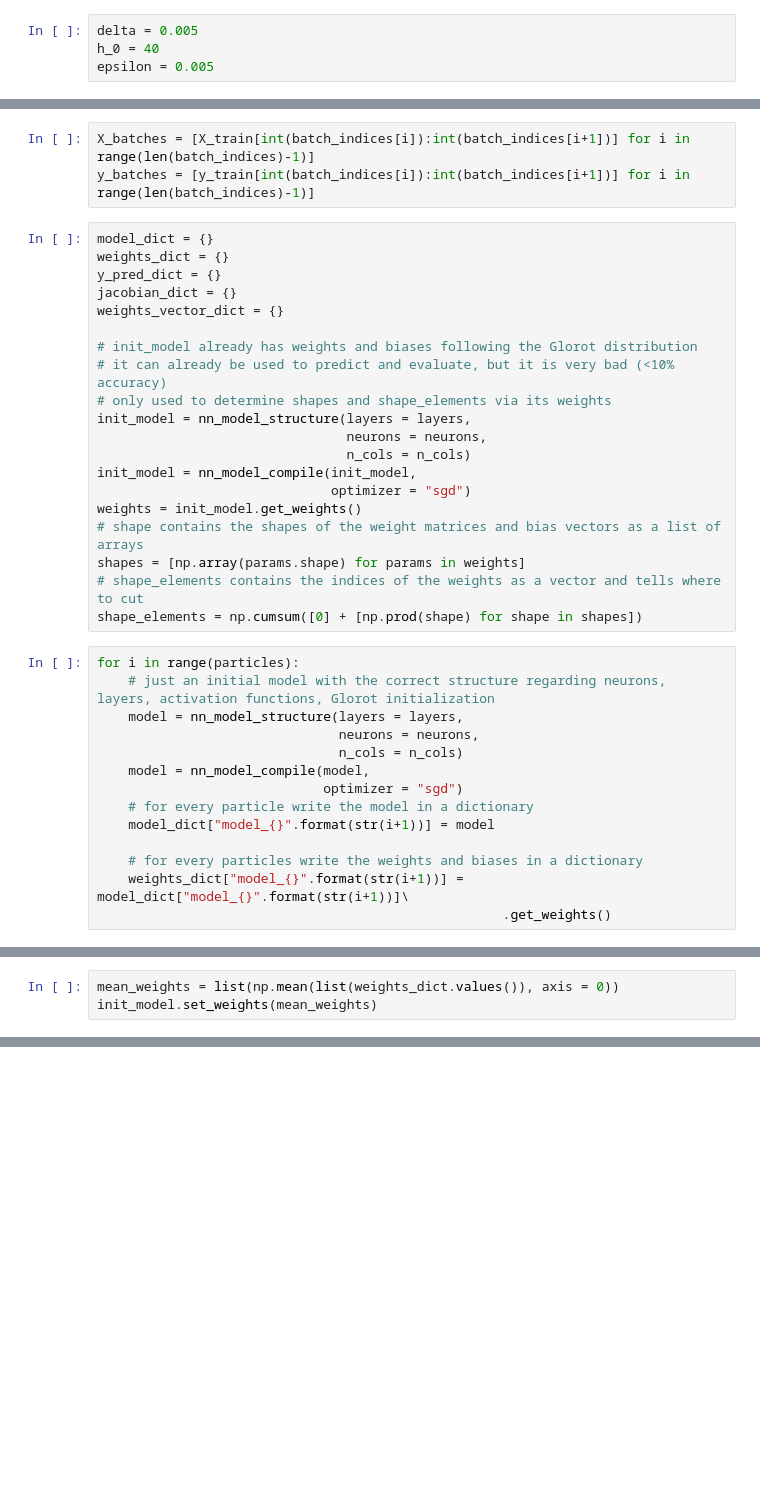
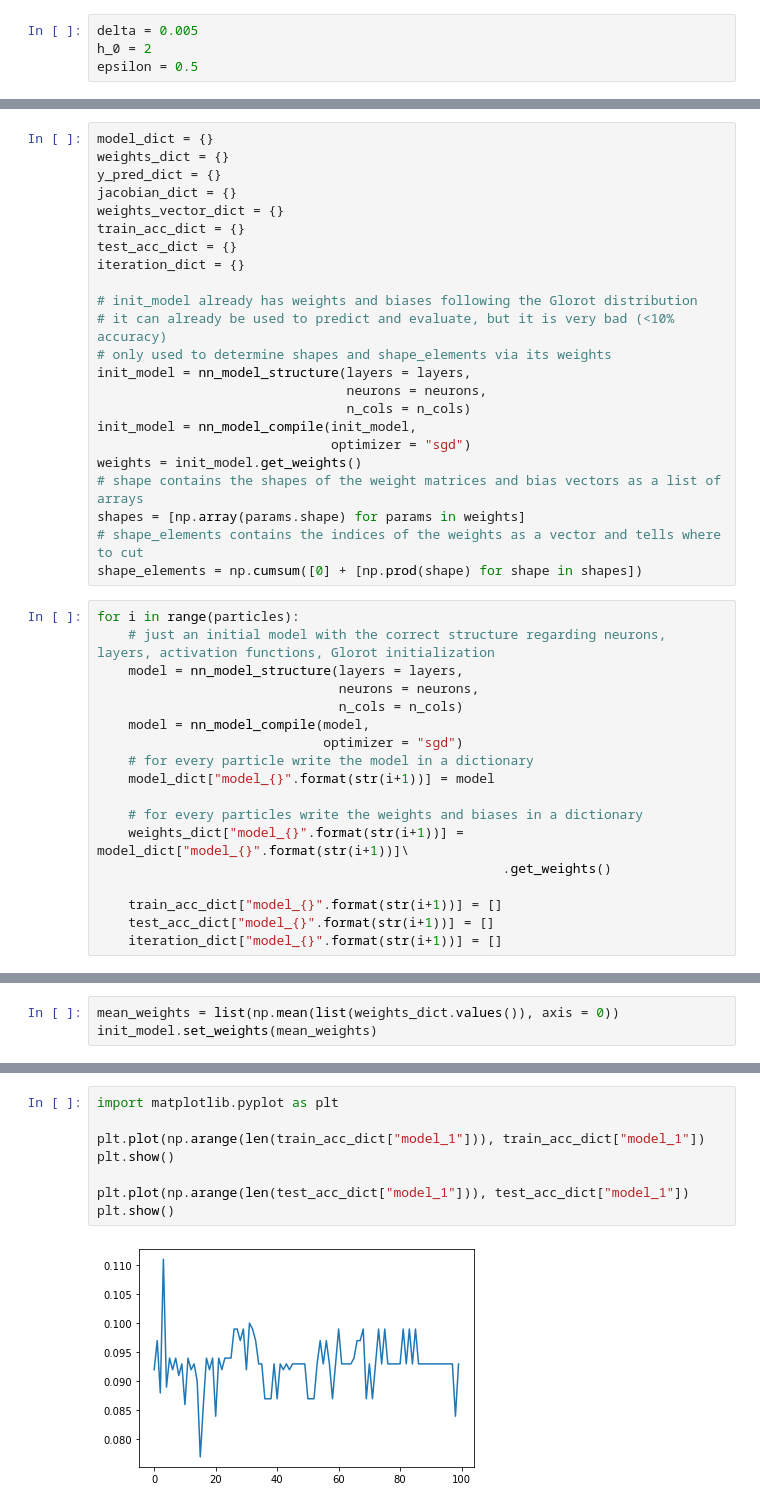
Before and after one commit to moritzlauff/thesis_programming, a Jupyter notebook: code_tests/enkf_test_small.ipynb, the cells around one changed output, grey strips where cells are left out. Drawn from its saved outputs; the diff is of its cells as text; blank space fills up the shorter version.

Commit message:
shuffle added, accuracy per iteration added

```diff
--- a/code_tests/enkf_test_small.ipynb
+++ b/code_tests/enkf_test_small.ipynb
@@ -43,22 +43,22 @@ neurons = [128, 128, 64, 32, 10]
 n_cols = X_train.shape[1]
 # %%
 delta = 0.005
-h_0 = 40
-epsilon = 0.005
+h_0 = 2
+epsilon = 0.5
 # %%
 n = len(X_train)
 num_batches = int(np.ceil(n / batch_size))
 batch_indices = np.cumsum([0] + list(np.ones(num_batches) * batch_size))
 batch_indices[-1] = n
-# %%
-X_batches = [X_train[int(batch_indices[i]):int(batch_indices[i+1])] for i in range(len(batch_indices)-1)]
-y_batches = [y_train[int(batch_indices[i]):int(batch_indices[i+1])] for i in range(len(batch_indices)-1)]
 # %%
 model_dict = {}
 weights_dict = {}
 y_pred_dict = {}
 jacobian_dict = {}
 weights_vector_dict = {}
+train_acc_dict = {}
+test_acc_dict = {}
+iteration_dict = {}
 
 # init_model already has weights and biases following the Glorot distribution
 # it can already be used to predict and evaluate, but it is very bad (<10% accuracy)
@@ -87,6 +87,10 @@ for i in range(particles):
     # for every particles write the weights and biases in a dictionary
     weights_dict["model_{}".format(str(i+1))] = model_dict["model_{}".format(str(i+1))]\
                                                     .get_weights()
+
+    train_acc_dict["model_{}".format(str(i+1))] = []
+    test_acc_dict["model_{}".format(str(i+1))] = []
+    iteration_dict["model_{}".format(str(i+1))] = []
 # %%
 for i in range(particles):
     print(model_dict["model_{}".format(str(i+1))].evaluate(X_val_small, y_val_small)[1])
@@ -306,0 +357,10 @@ array([[  -0.        ,   -0.        ,   -0.        , -200.        ,
+# %%
+import matplotlib.pyplot as plt
+
+plt.plot(np.arange(len(train_acc_dict["model_1"])), train_acc_dict["model_1"])
+plt.show()
+
+plt.plot(np.arange(len(test_acc_dict["model_1"])), test_acc_dict["model_1"])
+plt.show()
+# %% [output]
+[figure, added]
```
Also changed, not shown: parts of 15 cells of this notebook.
